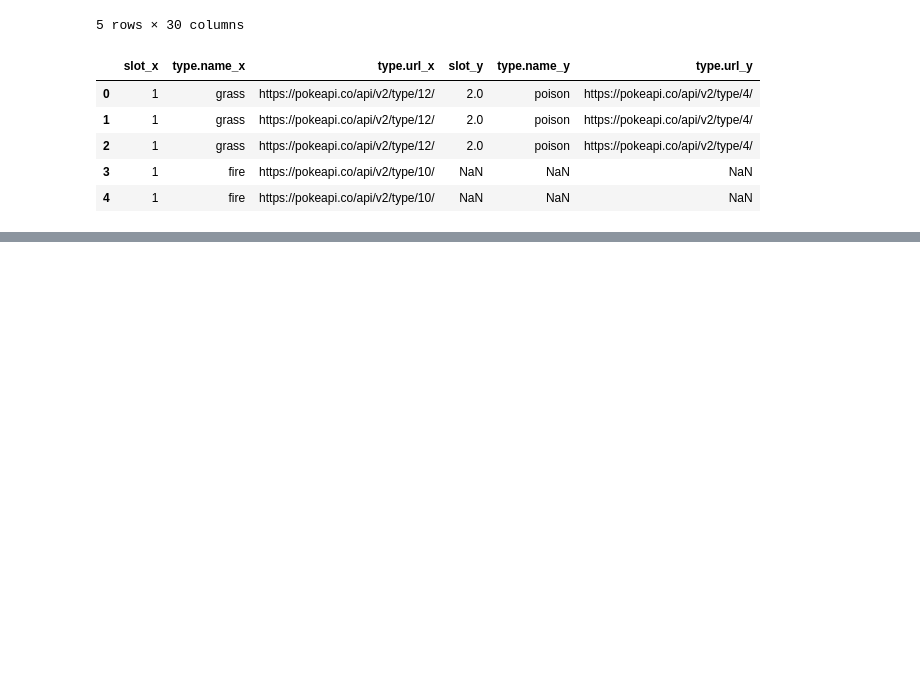
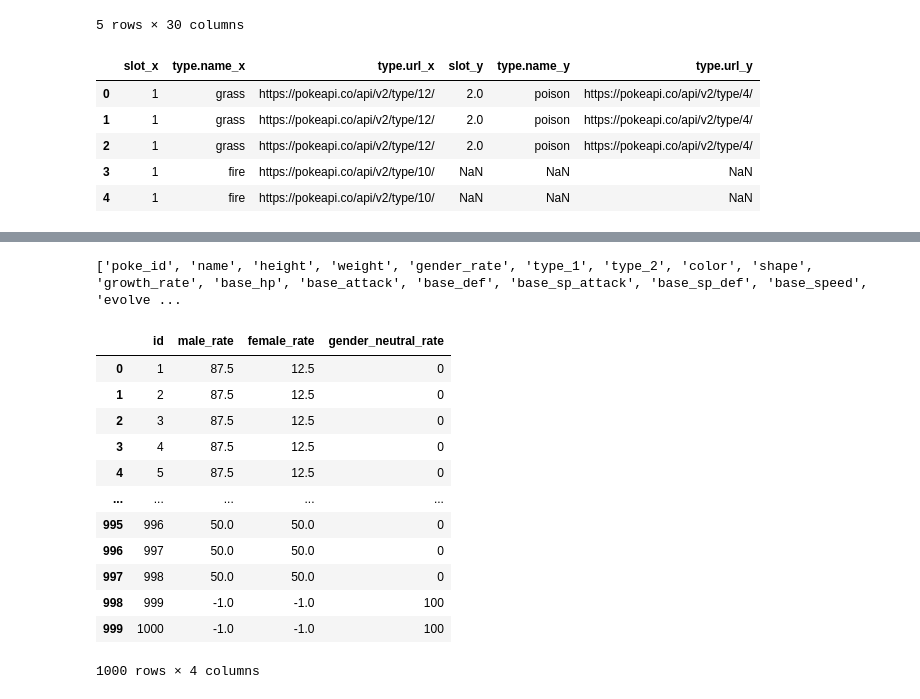
Before and after one commit to MohammedRizwan-1/Project-3-Visualising-Data, a Jupyter notebook: Poke_extract.ipynb, the cells around one changed output, grey strips where cells are left out. Drawn from its saved outputs; the diff is of its cells as text; code cells hidden in the pictures; blank space fills up the shorter version.

```diff
--- a/Poke_extract.ipynb
+++ b/Poke_extract.ipynb
@@ -295,0 +276,34 @@ print(df_poke_named.columns.tolist())
+# %%
+print(df_poke_named.columns.tolist())
+# %% [output]
+['poke_id', 'name', 'height', 'weight', 'gender_rate', 'type_1', 'type_2', 'color', 'shape', 'growth_rate', 'base_hp', 'base_attack', 'base_def', 'base_sp_attack', 'base_sp_def', 'base_speed', 'evolve ...
+# %%
+#Create Gender Rates for each gender
+
+gender_dict = {
+    "id": poke_id,
+    "male_rate" : poke_gender,
+    "female_rate" : poke_gender,
+    "gender_neutral_rate" : poke_gender,
+}
+
+poke_gender_df = pd.DataFrame(gender_dict)
+poke_gender_df['male_rate'] = poke_gender_df['male_rate'].replace([0,1,2,3,4,5,6,7,8],[100,87.5,75,62.5,50,37.5,25,12.5,0])
+poke_gender_df['female_rate'] = poke_gender_df['female_rate'].replace([1,2,3,4,5,6,7,8],[12.5,25,37.5,50,62.5,75,87.5,100])
+poke_gender_df['gender_neutral_rate'] = poke_gender_df['gender_neutral_rate'].replace([-1,1,2,3,4,5,6,7,8],[100,0,0,0,0,0,0,0,0])
+
+poke_gender_df.head(1000)
+# %% [output]
+|  | id | male_rate | female_rate | gender_neutral_rate |
+| 0 | 1 | 87.5 | 12.5 | 0 |
+| 1 | 2 | 87.5 | 12.5 | 0 |
+| 2 | 3 | 87.5 | 12.5 | 0 |
+| 3 | 4 | 87.5 | 12.5 | 0 |
+| 4 | 5 | 87.5 | 12.5 | 0 |
+| ... | ... | ... | ... | ... |
+| 995 | 996 | 50.0 | 50.0 | 0 |
+| 996 | 997 | 50.0 | 50.0 | 0 |
+| 997 | 998 | 50.0 | 50.0 | 0 |
+| 998 | 999 | -1.0 | -1.0 | 100 |
+| 999 | 1000 | -1.0 | -1.0 | 100 |
+1000 rows × 4 columns
```
Also changed, not shown: parts of 16 cells of this notebook.
